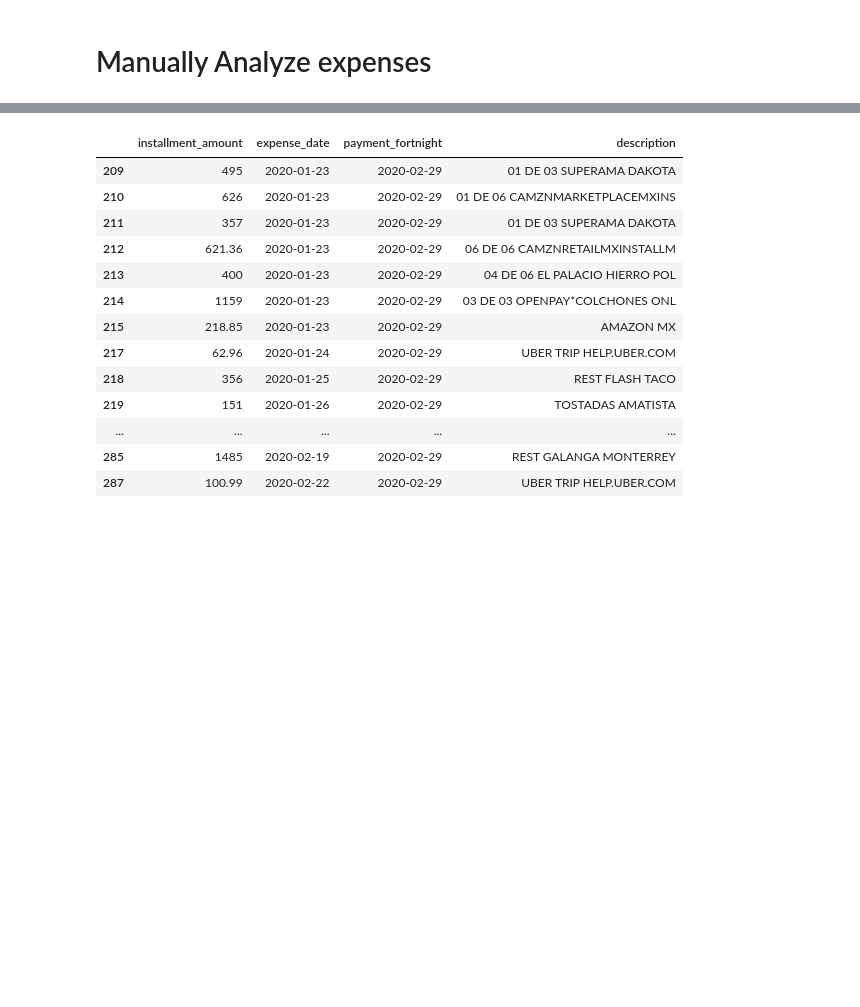
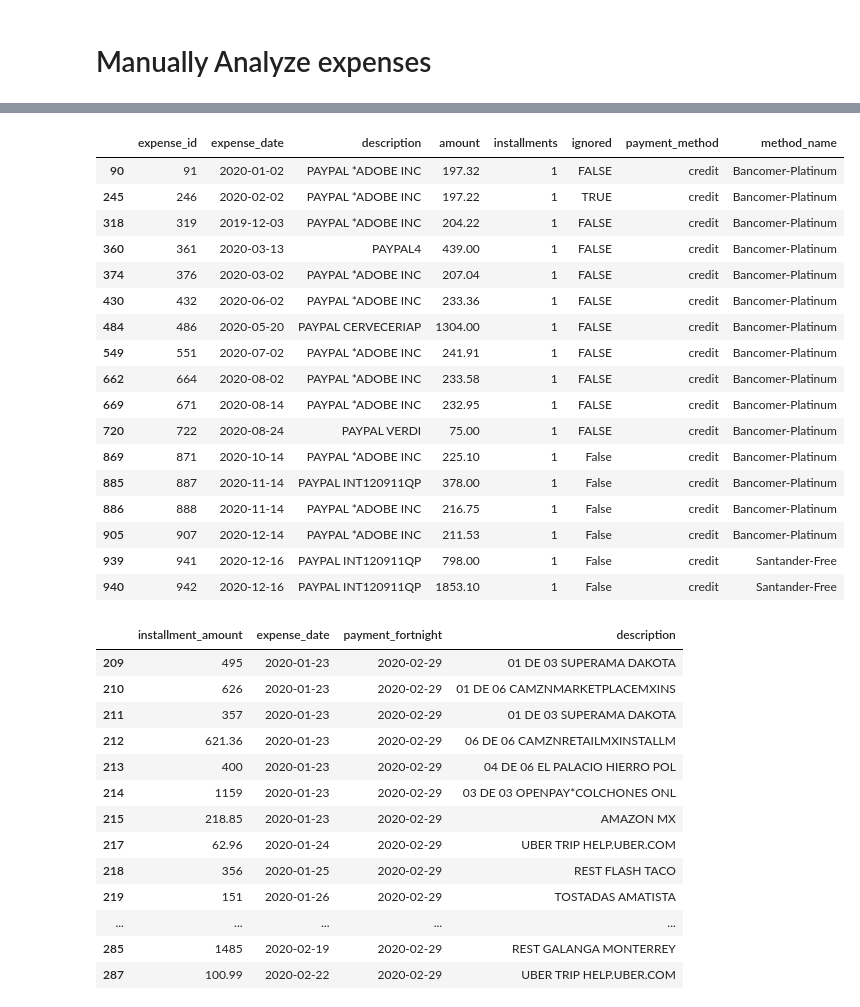
Before and after one commit to Jordi-Ab/personal_finance, a Jupyter notebook: classify_expenses.ipynb, the cells around one changed output, grey strips where cells are left out. Cells and saved outputs as stored; diff of their text form; code cells hidden in the pictures; blank space fills up the shorter version.

```diff
--- a/classify_expenses.ipynb
+++ b/classify_expenses.ipynb
@@ -10,3 +30,27 @@ logging expenses...
+# %%
+updated_exp_data[
+    (~updated_exp_data['description'].isnull())&
+    (updated_exp_data['description'].str.contains('PAYPAL'))
+]
+# %% [output]
+|  | expense_id | expense_date | description | amount | installments | ignored | payment_method | method_name |
+| 90 | 91 | 2020-01-02 | PAYPAL *ADOBE INC | 197.32 | 1 | FALSE | credit | Bancomer-Platinum |
+| 245 | 246 | 2020-02-02 | PAYPAL *ADOBE INC | 197.22 | 1 | TRUE | credit | Bancomer-Platinum |
+| 318 | 319 | 2019-12-03 | PAYPAL *ADOBE INC | 204.22 | 1 | FALSE | credit | Bancomer-Platinum |
+| 360 | 361 | 2020-03-13 | PAYPAL4 | 439.00 | 1 | FALSE | credit | Bancomer-Platinum |
+| 374 | 376 | 2020-03-02 | PAYPAL *ADOBE INC | 207.04 | 1 | FALSE | credit | Bancomer-Platinum |
+| 430 | 432 | 2020-06-02 | PAYPAL *ADOBE INC | 233.36 | 1 | FALSE | credit | Bancomer-Platinum |
+| 484 | 486 | 2020-05-20 | PAYPAL CERVECERIAP | 1304.00 | 1 | FALSE | credit | Bancomer-Platinum |
+| 549 | 551 | 2020-07-02 | PAYPAL *ADOBE INC | 241.91 | 1 | FALSE | credit | Bancomer-Platinum |
+| 662 | 664 | 2020-08-02 | PAYPAL *ADOBE INC | 233.58 | 1 | FALSE | credit | Bancomer-Platinum |
+| 669 | 671 | 2020-08-14 | PAYPAL *ADOBE INC | 232.95 | 1 | FALSE | credit | Bancomer-Platinum |
+| 720 | 722 | 2020-08-24 | PAYPAL VERDI | 75.00 | 1 | FALSE | credit | Bancomer-Platinum |
+| 869 | 871 | 2020-10-14 | PAYPAL *ADOBE INC | 225.10 | 1 | False | credit | Bancomer-Platinum |
+| 885 | 887 | 2020-11-14 | PAYPAL INT120911QP | 378.00 | 1 | False | credit | Bancomer-Platinum |
+| 886 | 888 | 2020-11-14 | PAYPAL *ADOBE INC | 216.75 | 1 | False | credit | Bancomer-Platinum |
+| 905 | 907 | 2020-12-14 | PAYPAL *ADOBE INC | 211.53 | 1 | False | credit | Bancomer-Platinum |
+| 939 | 941 | 2020-12-16 | PAYPAL INT120911QP | 798.00 | 1 | False | credit | Santander-Free |
+| 940 | 942 | 2020-12-16 | PAYPAL INT120911QP | 1853.10 | 1 | False | credit | Santander-Free |
 # %%
 updated_inst_data[
     (updated_inst_data['payment_fortnight'] == '2020-02-29')&
```
Also changed, not shown: parts of 2 cells of this notebook, 4 other files.
